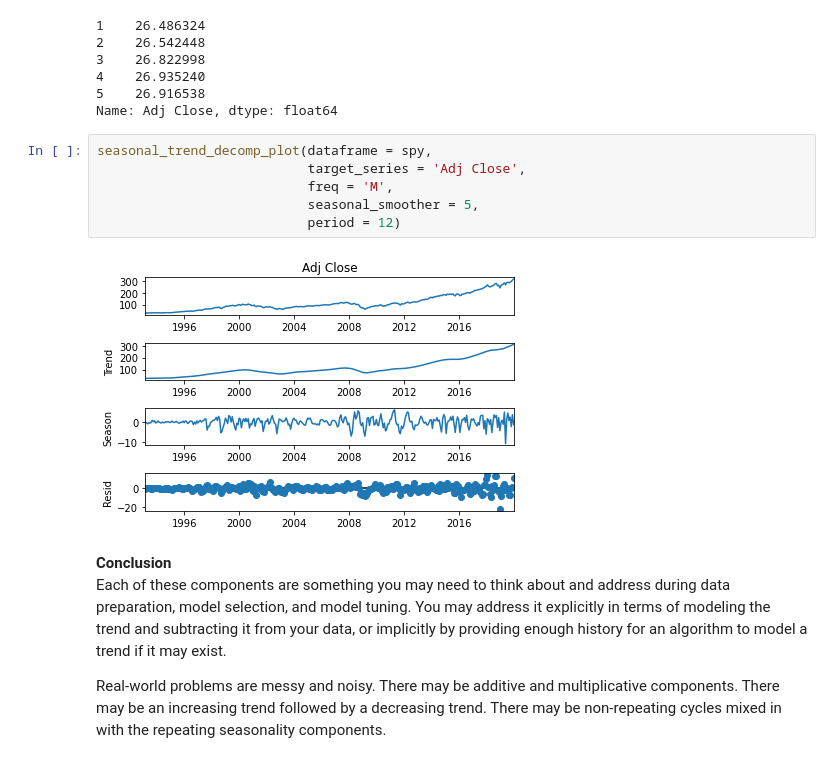
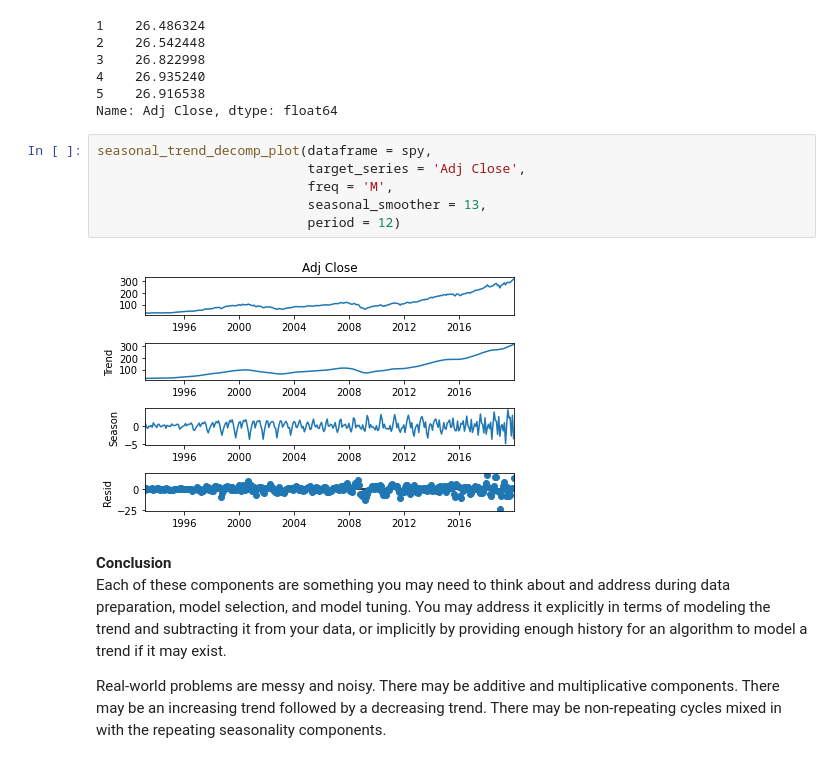
Before and after one commit to bsamaha/SPY-Time-Series-Predictions, a Jupyter notebook: SPY and DIA ETF Analysis.ipynb, the cells around one changed output. Drawn from its saved outputs; the diff is of its cells as text.

```diff
--- a/SPY and DIA ETF Analysis.ipynb
+++ b/SPY and DIA ETF Analysis.ipynb
@@ -200,11 +209,11 @@ Name: Adj Close, dtype: float64
 # %%
 seasonal_trend_decomp_plot(dataframe = spy,
                            target_series = 'Adj Close',
                            freq = 'M',
-                           seasonal_smoother = 5,
+                           seasonal_smoother = 13,
                            period = 12)
 # %% [output]
-[figure, old version]
+[figure, new version]
 # %% [markdown]
 **Conclusion**<br/>
 Each of these components are something you may need to think about and address during data preparation, model selection, and model tuning. You may address it explicitly in terms of modeling the trend and subtracting it from your data, or implicitly by providing enough history for an algorithm to model a trend if it may exist.
```
Also changed, not shown: parts of 6 cells of this notebook, 2 other files.
